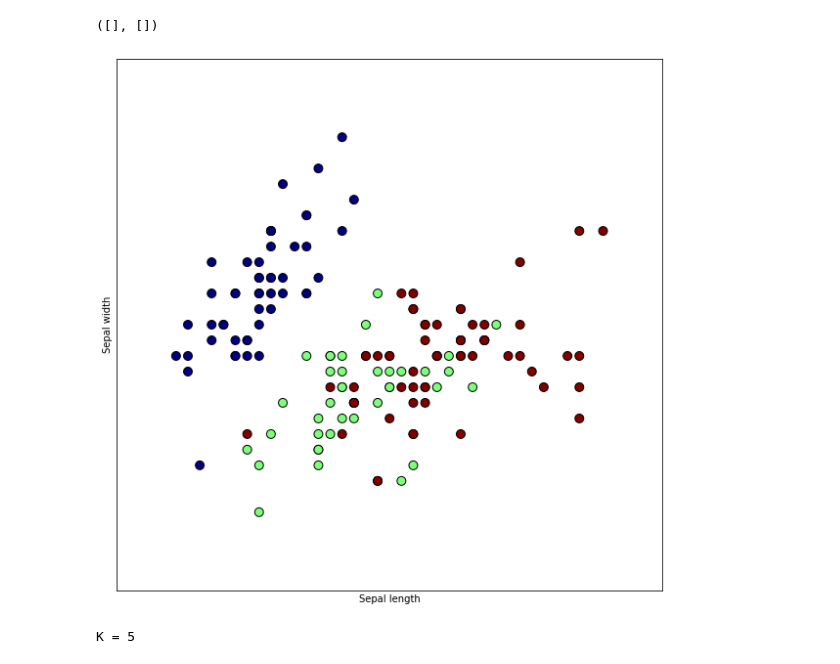
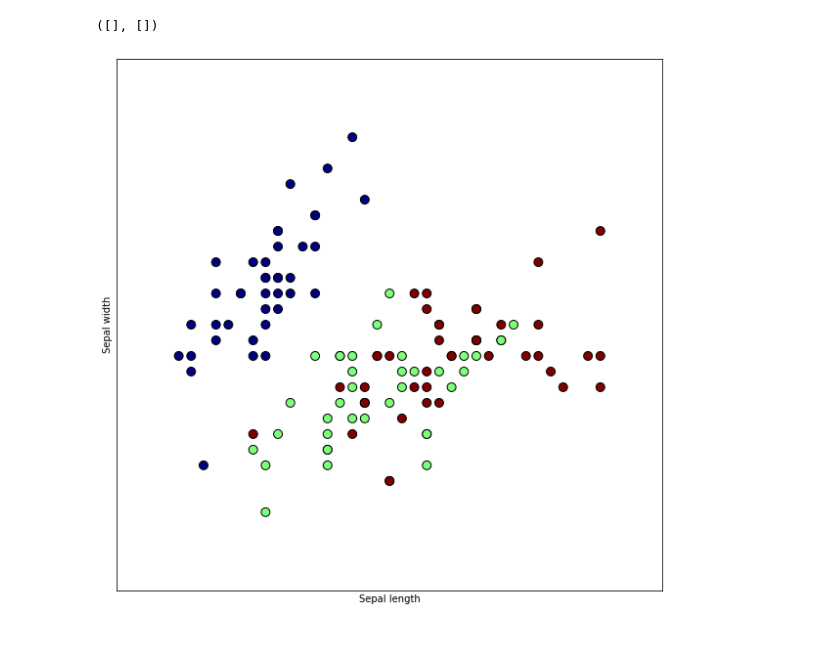
Before and after one commit to CS486-Fall2020/Classification---KNN, a Jupyter notebook: notebooks/KNN.ipynb, the cells around one changed output. Saved outputs shown, nothing was run; the diff lists cells and outputs as text; code cells hidden in the pictures.

```diff
--- a/notebooks/KNN.ipynb
+++ b/notebooks/KNN.ipynb
@@ -7,29 +9,29 @@ from KNN import KNN
 # %%
 #Heres the iris dataset for testing KNN on
 iris = datasets.load_iris()
 X = iris.data[:, :2]  # we only take the first two features.
 y = iris.target
 
-x_min, x_max = X[:, 0].min() - .5, X[:, 0].max() + .5
-y_min, y_max = X[:, 1].min() - .5, X[:, 1].max() + .5
+train_X, test_X, train_y, test_y = train_test_split(X, y, test_size=0.2, shuffle=True, random_state=42)
+
+x_min, x_max = train_X[:, 0].min() - .5, train_X[:, 0].max() + .5
+y_min, y_max = train_X[:, 1].min() - .5, train_X[:, 1].max() + .5
 
 plt.figure(2, figsize=(10, 10))
 plt.clf()
 
 # Plot the training points
-plt.scatter(X[:, 0], X[:, 1], c=y, cmap='jet',
+plt.scatter(train_X[:, 0], train_X[:, 1], c=train_y, cmap='jet',
             edgecolor='k', s=80)
 plt.xlabel('Sepal length')
 plt.ylabel('Sepal width')
 
 plt.xlim(x_min, x_max)
 plt.ylim(y_min, y_max)
 plt.xticks(())
 plt.yticks(())
 # %% [output]
 ([], [])
-[figure, old version]
+[figure, new version]
 # %%
-x = KNN()
+knn = KNN()
-# %% [output]
-K = 5
```
Also changed, not shown: parts of 5 cells of this notebook, 1 other file.
